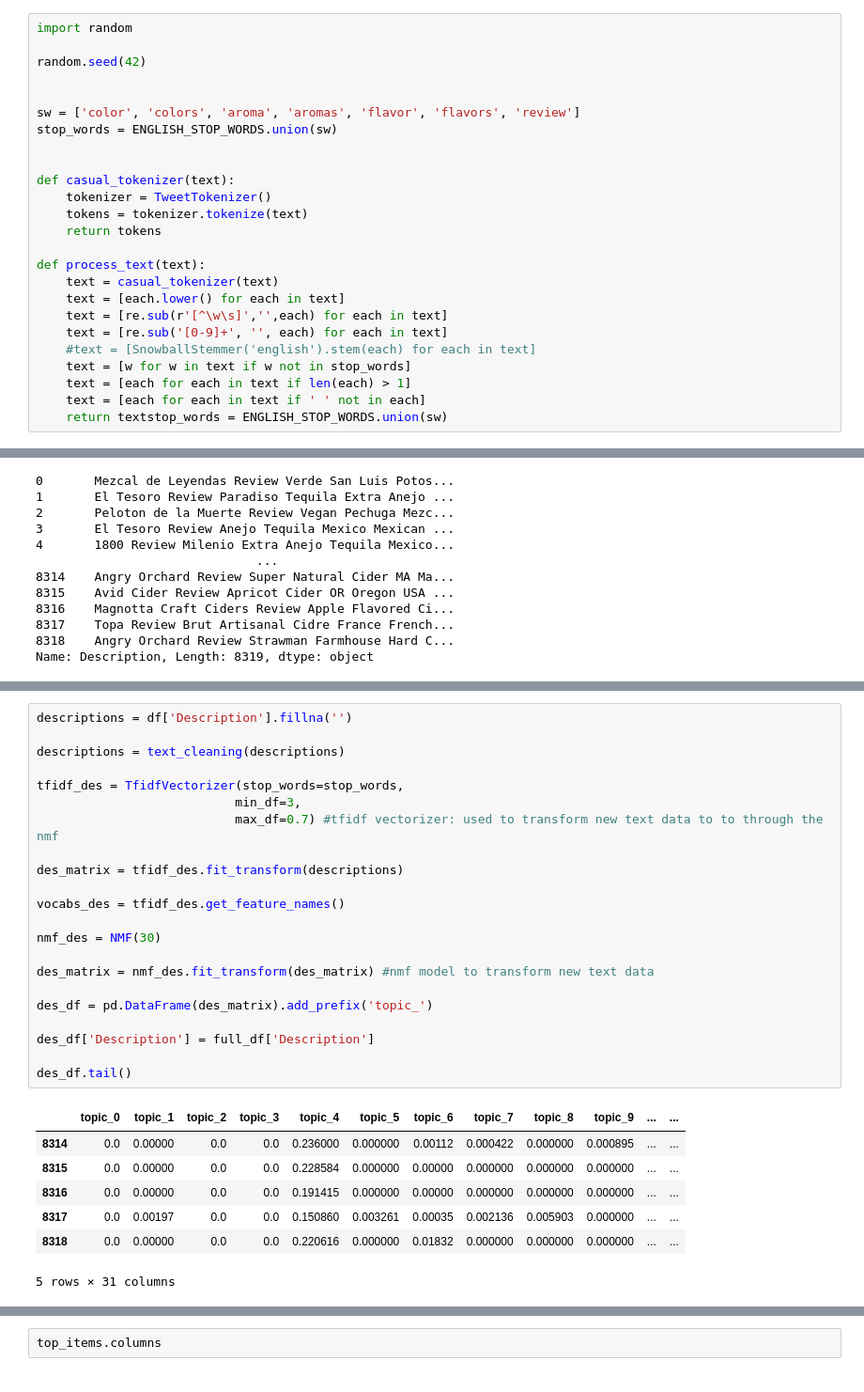
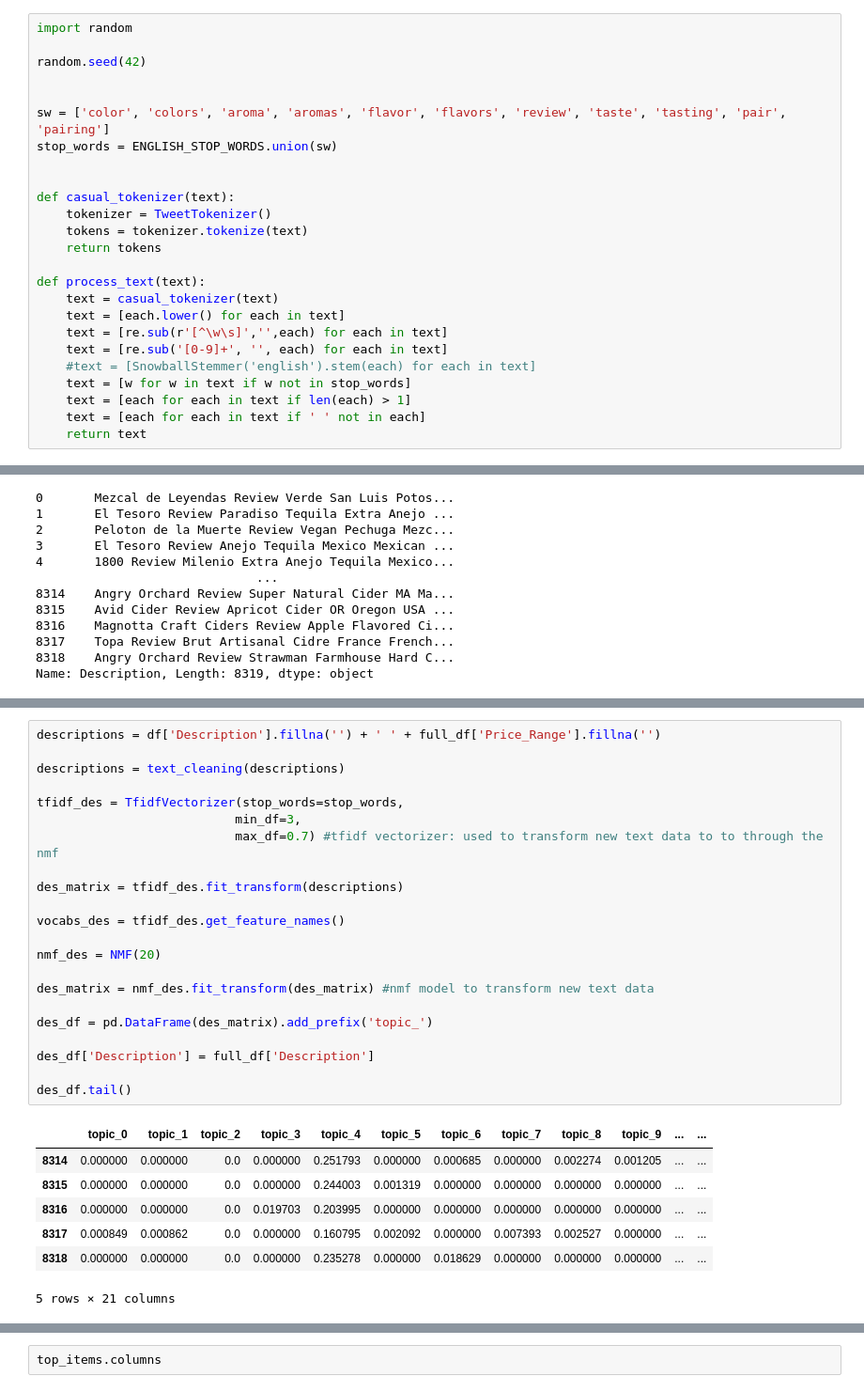
Before and after one commit to luongtruong77/nlp-drinks-cocktails-recommender, a Jupyter notebook: notebooks/topic-modeling.ipynb, the cells around one changed output, grey strips where cells are left out. Shown at 94% size. Cells and saved outputs as stored; diff of their text form.

```diff
--- a/notebooks/topic-modeling.ipynb
+++ b/notebooks/topic-modeling.ipynb
@@ -73,7 +94,7 @@ import random
 random.seed(42)
 
 
-sw = ['color', 'colors', 'aroma', 'aromas', 'flavor', 'flavors', 'review']
+sw = ['color', 'colors', 'aroma', 'aromas', 'flavor', 'flavors', 'review', 'taste', 'tasting', 'pair', 'pairing']
 stop_words = ENGLISH_STOP_WORDS.union(sw)
 
 
@@ -91,7 +112,7 @@ def process_text(text):
     text = [w for w in text if w not in stop_words]
     text = [each for each in text if len(each) > 1]
     text = [each for each in text if ' ' not in each]
-    return textstop_words = ENGLISH_STOP_WORDS.union(sw)
+    return text
 # %%
 
 
@@ -571,32 +623,32 @@ Name: Description, Length: 8319, dtype: object
 # %%
-descriptions = df['Description'].fillna('')
+descriptions = df['Description'].fillna('') + ' ' + full_df['Price_Range'].fillna('')
 
 descriptions = text_cleaning(descriptions)
 
 tfidf_des = TfidfVectorizer(stop_words=stop_words,
                            min_df=3,
                            max_df=0.7) #tfidf vectorizer: used to transform new text data to to through the nmf
 
 des_matrix = tfidf_des.fit_transform(descriptions)
 
 vocabs_des = tfidf_des.get_feature_names()
 
-nmf_des = NMF(30)
+nmf_des = NMF(20)
 
 des_matrix = nmf_des.fit_transform(des_matrix) #nmf model to transform new text data
 
 des_df = pd.DataFrame(des_matrix).add_prefix('topic_')
 
 des_df['Description'] = full_df['Description']
 
 des_df.tail()
 # %% [output]
 |  | topic_0 | topic_1 | topic_2 | topic_3 | topic_4 | topic_5 | topic_6 | topic_7 | topic_8 | topic_9 | ... | ... |
-| 8314 | 0.0 | 0.00000 | 0.0 | 0.0 | 0.236000 | 0.000000 | 0.00112 | 0.000422 | 0.000000 | 0.000895 | ... | ... |
-| 8315 | 0.0 | 0.00000 | 0.0 | 0.0 | 0.228584 | 0.000000 | 0.00000 | 0.000000 | 0.000000 | 0.000000 | ... | ... |
-| 8316 | 0.0 | 0.00000 | 0.0 | 0.0 | 0.191415 | 0.000000 | 0.00000 | 0.000000 | 0.000000 | 0.000000 | ... | ... |
-| 8317 | 0.0 | 0.00197 | 0.0 | 0.0 | 0.150860 | 0.003261 | 0.00035 | 0.002136 | 0.005903 | 0.000000 | ... | ... |
-| 8318 | 0.0 | 0.00000 | 0.0 | 0.0 | 0.220616 | 0.000000 | 0.01832 | 0.000000 | 0.000000 | 0.000000 | ... | ... |
+| 8314 | 0.000000 | 0.000000 | 0.0 | 0.000000 | 0.251793 | 0.000000 | 0.000685 | 0.000000 | 0.002274 | 0.001205 | ... | ... |
+| 8315 | 0.000000 | 0.000000 | 0.0 | 0.000000 | 0.244003 | 0.001319 | 0.000000 | 0.000000 | 0.000000 | 0.000000 | ... | ... |
+| 8316 | 0.000000 | 0.000000 | 0.0 | 0.019703 | 0.203995 | 0.000000 | 0.000000 | 0.000000 | 0.000000 | 0.000000 | ... | ... |
+| 8317 | 0.000849 | 0.000862 | 0.0 | 0.000000 | 0.160795 | 0.002092 | 0.000000 | 0.007393 | 0.002527 | 0.000000 | ... | ... |
+| 8318 | 0.000000 | 0.000000 | 0.0 | 0.000000 | 0.235278 | 0.000000 | 0.018629 | 0.000000 | 0.000000 | 0.000000 | ... | ... |
-5 rows × 31 columns
+5 rows × 21 columns
 # %%
 from sklearn.metrics.pairwise import cosine_similarity, manhattan_distances, euclidean_distances
```
Also changed, not shown: parts of 13 cells of this notebook, 18 other files.
